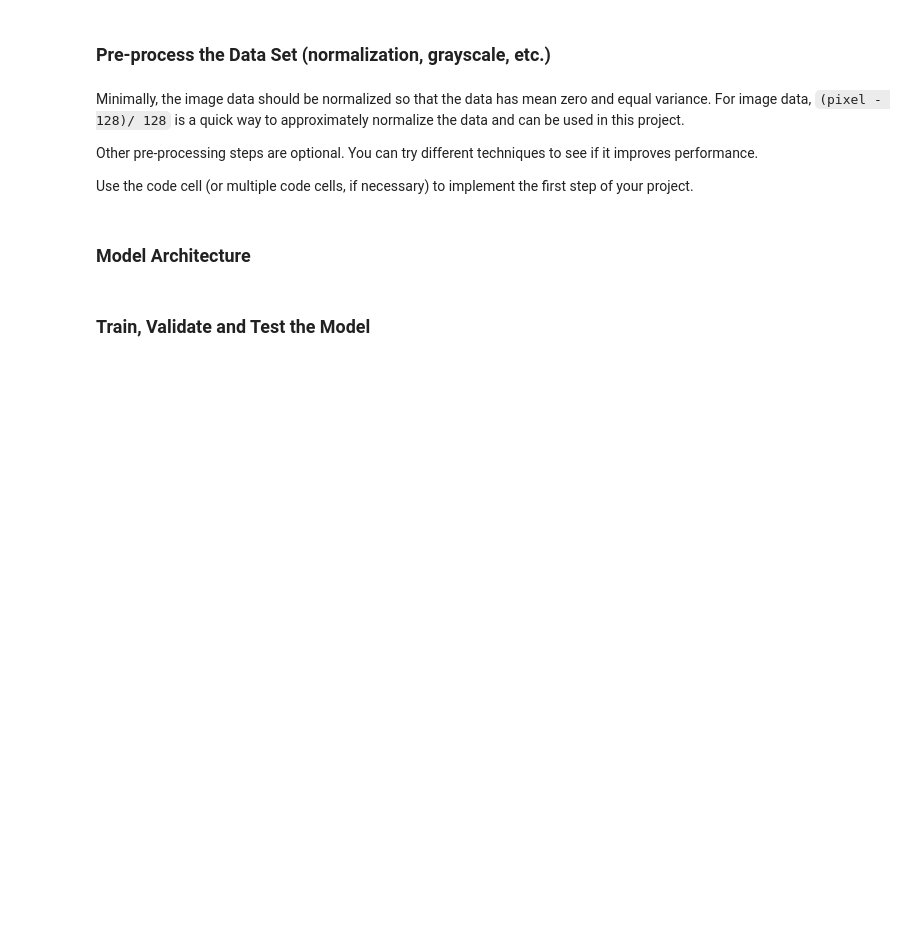
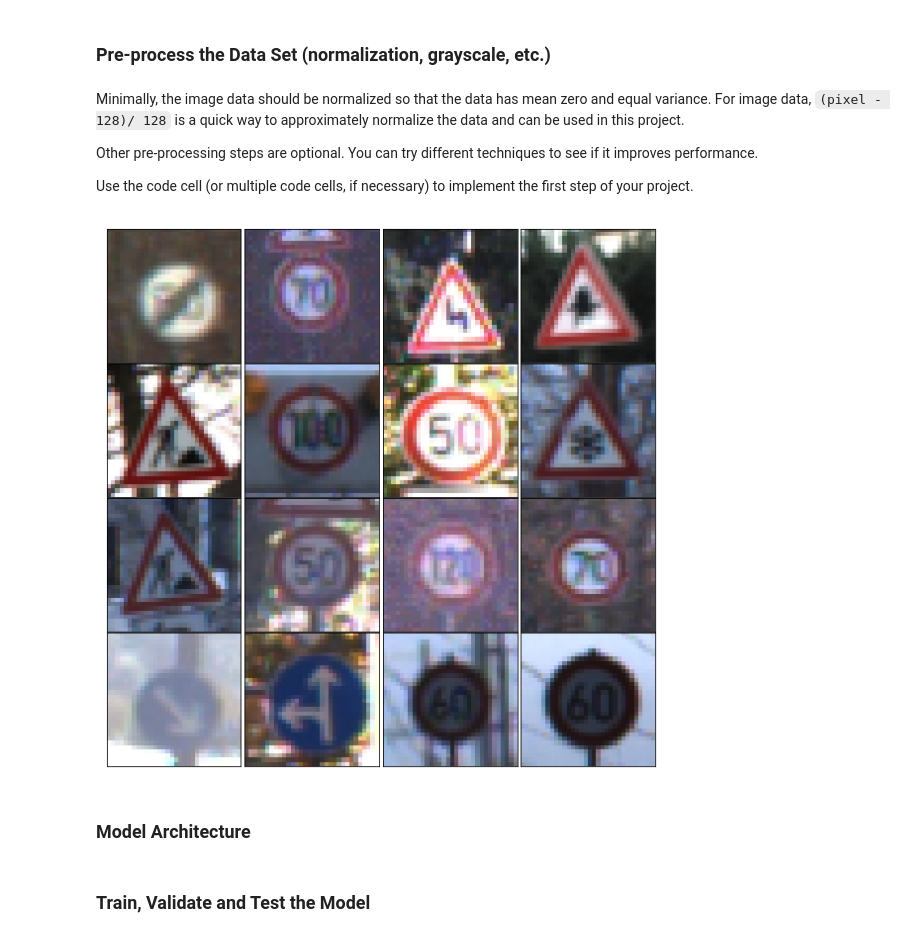
Before and after one commit to mischastik/CarND-Traffic-Sign-Classifier-Project, a Jupyter notebook: Traffic_Sign_Classifier.ipynb, the cells around one changed output. Cells and saved outputs as stored; diff of their text form; code cells hidden in the pictures; blank space fills up the shorter version.

```diff
--- a/Traffic_Sign_Classifier.ipynb
+++ b/Traffic_Sign_Classifier.ipynb
@@ -171,3 +191,25 @@ X_test /= 128.0
+# %%
+### Plot normalized stuff
+X_valid_vis = X_valid.copy()
+X_valid_vis += 0.5
+#X_valid_vis *=255
+#X_valid_vis = X_valid_vis.astype(np.uint)
+
+import matplotlib.pyplot as plt
+from random import randint
+# Visualizations will be shown in the notebook.
+%matplotlib inline
+
+fig, axes = plt.subplots(4, 4, figsize=(10, 10),
+                         subplot_kw={'xticks': [], 'yticks': []})
+
+fig.subplots_adjust(hspace=0.001, wspace=0.001)
+ax = axes.flat
+
+for i in range(16):
+    ax[i].imshow(X_valid_vis[randint(0, n_validation-1)])
+# %% [output]
+[figure, added]
 # %%
 from sklearn.utils import shuffle
 
```
Also changed, not shown: parts of 6 cells of this notebook.
